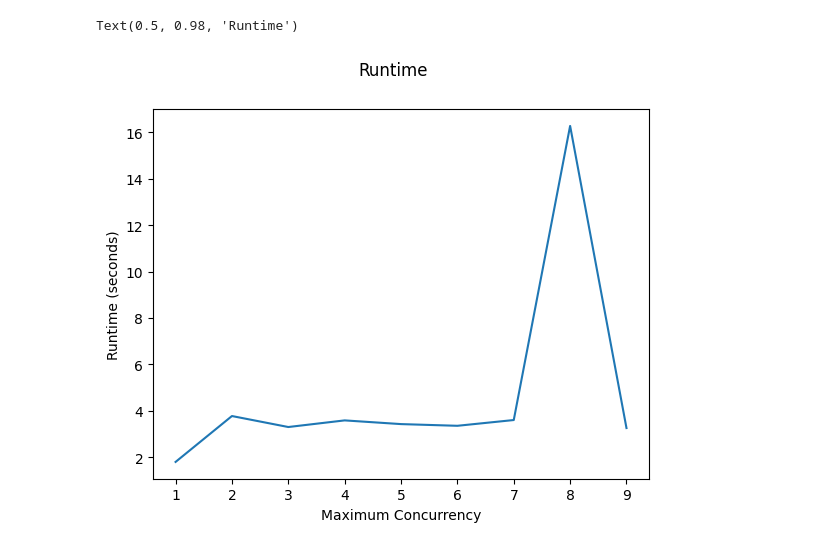
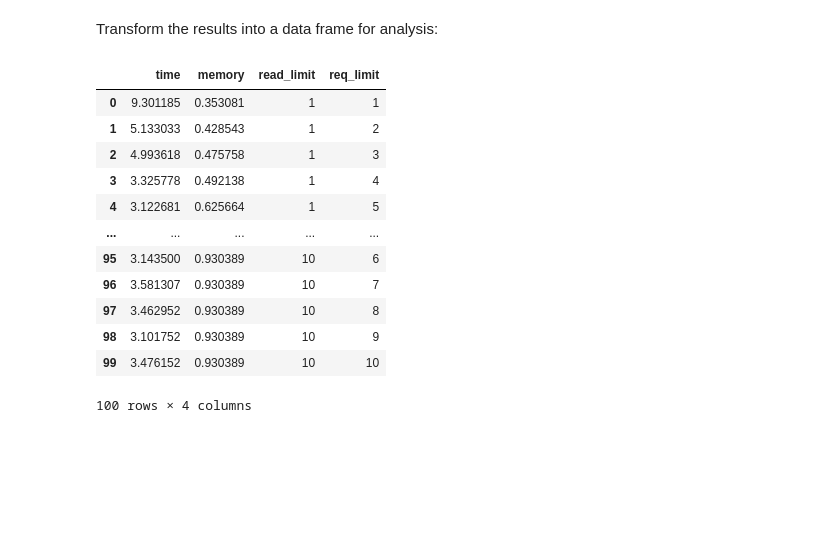
Before and after one commit to WEHI-ResearchComputing/FileSenderCli, a Jupyter notebook: benchmark.ipynb, the cells around one changed output. Drawn from its saved outputs; the diff is of its cells as text; code cells hidden in the pictures; blank space fills up the shorter version.

```diff
--- a/benchmark.ipynb
+++ b/benchmark.ipynb
@@ -20,9 +15,26 @@ Text(0.5, 0.98, 'Memory Usage')
-# %%
-fig, ax = plt.subplots()
-ax.plot(x, [result.time for result in results])
-ax.set_ylabel("Runtime (seconds)")
-ax.set_xlabel("Maximum Concurrency")
-fig.suptitle("Runtime")
-# %% [output]
-Text(0.5, 0.98, 'Runtime')
-[figure, removed]
+# %% [markdown]
+Transform the results into a data frame for analysis:
+# %%
+import pandas as pd
+result_df = pd.DataFrame({
+    "time": (result.time for result in results),
+    "memory": (result.memory for result in results),
+    "read_limit": read_limit,
+    "req_limit": req_limit
+})
+result_df.memory = result_df.memory / 1024 ** 2
+result_df
+# %% [output]
+|  | time | memory | read_limit | req_limit |
+| 0 | 9.301185 | 0.353081 | 1 | 1 |
+| 1 | 5.133033 | 0.428543 | 1 | 2 |
+| 2 | 4.993618 | 0.475758 | 1 | 3 |
+| 3 | 3.325778 | 0.492138 | 1 | 4 |
+| 4 | 3.122681 | 0.625664 | 1 | 5 |
+| ... | ... | ... | ... | ... |
+| 95 | 3.143500 | 0.930389 | 10 | 6 |
+| 96 | 3.581307 | 0.930389 | 10 | 7 |
+| 97 | 3.462952 | 0.930389 | 10 | 8 |
+| 98 | 3.101752 | 0.930389 | 10 | 9 |
+| 99 | 3.476152 | 0.930389 | 10 | 10 |
+100 rows × 4 columns
```
Also changed, not shown: parts of 9 cells of this notebook.
